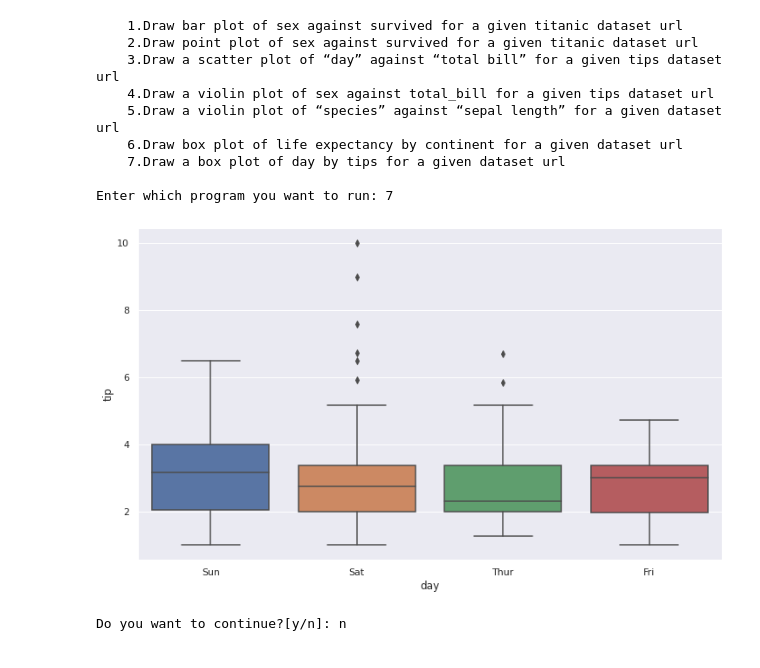
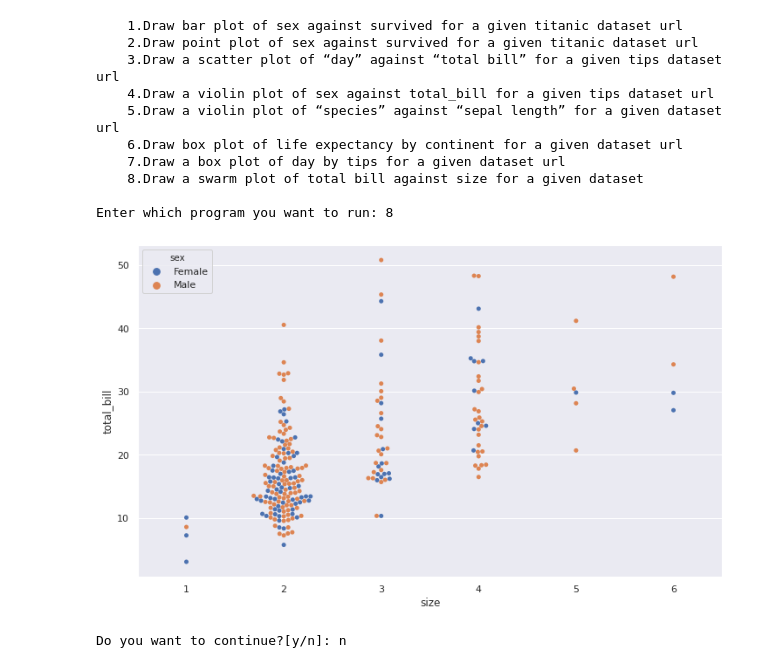
Before and after one commit to shivamgupta7/python-program, a Jupyter notebook: Seaborn/seabornProgram.ipynb, the cells around one changed output. Cells and saved outputs as stored; diff of their text form; code cells hidden in the pictures.

Commit message:
[Shivam] Draw a swarm plot of total bill against size for a given dataset.

```diff
--- a/Seaborn/seabornProgram.ipynb
+++ b/Seaborn/seabornProgram.ipynb
@@ -63,6 +63,16 @@ class programSeaborn:
         plt.savefig('data/1.box_plot_tips.png')
         plt.show()
 
+    def seabornSwarm(self,**kwargs):
+        '''
+        Plot Swarm plot using seaborn library
+        '''
+        df = self.readDataFromURL(kwargs['url'])
+        fig, ax = plt.subplots(figsize=(12,7))
+        sns.swarmplot(kwargs['x'],kwargs['y'],hue=kwargs['hue'],data=df)
+        plt.savefig('data/3.swarm_plot_tips.png')
+        plt.show()
+
 def switchToFunction(obj):
     '''
     Create switch function to move perticular program
@@ -75,6 +85,7 @@ def switchToFunction(obj):
     5.Draw a violin plot of “species” against “sepal length” for a given dataset url
     6.Draw box plot of life expectancy by continent for a given dataset url
     7.Draw a box plot of day by tips for a given dataset url
+    8.Draw a swarm plot of total bill against size for a given dataset
     ''')
     try:
         choice = int(input('Enter which program you want to run: '))
@@ -85,33 +96,35 @@ def switchToFunction(obj):
             4 : lambda : obj.seabornVolin(url='https://raw.githubusercontent.com/mwaskom/seaborn-data/master/tips.csv',x='sex',y='total_bill',hue='time',scale='area',split=True),
             5 : lambda : obj.seabornVolin(url='https://raw.githubusercontent.com/mwaskom/seaborn-data/master/iris.csv',x="species", y="petal_length", hue = 'species',scale='area',split=False),
             6 : lambda : obj.seabornBoxPlot(url='https://raw.githubusercontent.com/resbaz/r-novice-gapminder-files/master/data/gapminder-FiveYearData.csv',x='continent', y= 'lifeExp'),
             7 : lambda : obj.seabornBoxPlot(url='https://raw.githubusercontent.com/mwaskom/seaborn-data/master/tips.csv',x='day',y='tip'),
+            8 : lambda : obj.seabornSwarm(url='https://raw.githubusercontent.com/mwaskom/seaborn-data/master/tips.csv',x='size',y='total_bill',hue='sex'),
         }
         func = switcher.get(choice, lambda: print('\nInvalid choice please select correct options.'))
         func()
     except Exception as e:
         print("\n",e)
 
 def main():
     obj = programSeaborn()
     switchToFunction(obj)
     options = input('\nDo you want to continue?[y/n]: ')
     if options.lower() == 'y':
         main()
     else:
         exit()
 
 if __name__ == "__main__":
     main()
 # %% [output]
     1.Draw bar plot of sex against survived for a given titanic dataset url
     2.Draw point plot of sex against survived for a given titanic dataset url
     3.Draw a scatter plot of “day” against “total bill” for a given tips dataset url
     4.Draw a violin plot of sex against total_bill for a given tips dataset url
     5.Draw a violin plot of “species” against “sepal length” for a given dataset url
     6.Draw box plot of life expectancy by continent for a given dataset url
     7.Draw a box plot of day by tips for a given dataset url
+    8.Draw a swarm plot of total bill against size for a given dataset
 
-Enter which program you want to run: 7
+Enter which program you want to run: 8
-[figure, old version]
+[figure, new version]
 Do you want to continue?[y/n]: n
```
